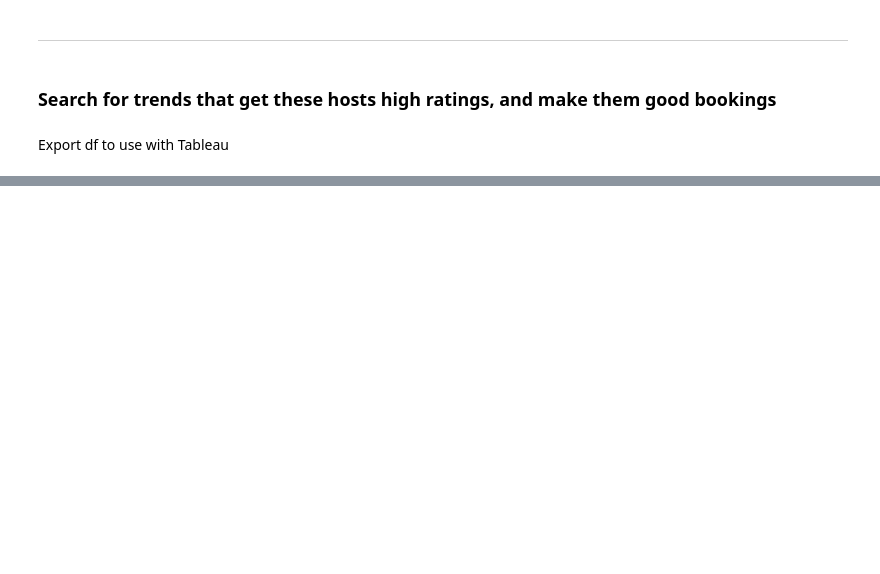
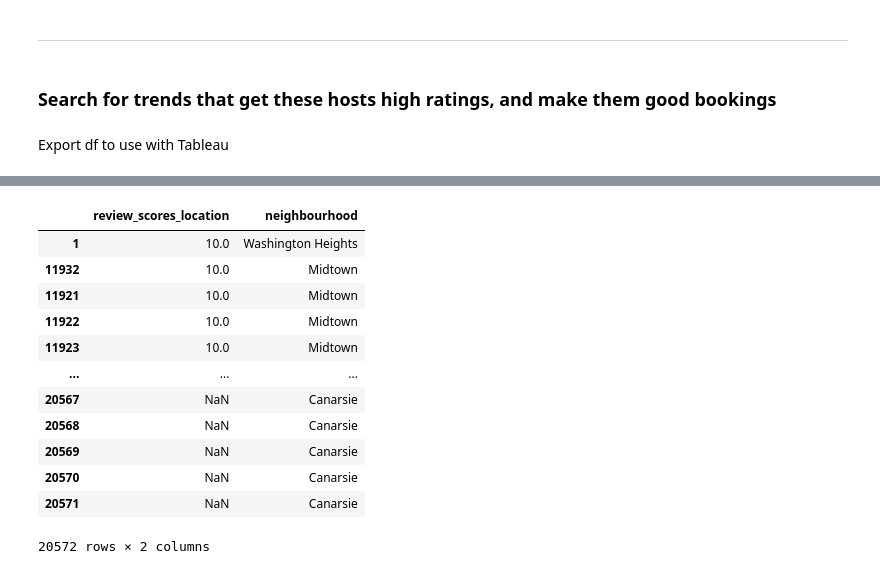
Before and after one commit to belisariomontesinos/AirBnb, a Jupyter notebook: AIrbnb.ipynb, the cells around one changed output, grey strips where cells are left out. Saved outputs shown, nothing was run; the diff lists cells and outputs as text; code cells hidden in the pictures; blank space fills up the shorter version.

```diff
--- a/AIrbnb.ipynb
+++ b/AIrbnb.ipynb
@@ -373,0 +394,18 @@ local = sns.barplot(x = 'review_scores_location' , y = 'neighbourhood', data = d
+# %%
+locss = df.filter(['review_scores_location', 'neighbourhood'], axis=1)
+locss = locss.sort_values(by=['review_scores_location'], ascending=False)
+locss
+# %% [output]
+|  | review_scores_location | neighbourhood |
+| 1 | 10.0 | Washington Heights |
+| 11932 | 10.0 | Midtown |
+| 11921 | 10.0 | Midtown |
+| 11922 | 10.0 | Midtown |
+| 11923 | 10.0 | Midtown |
+| ... | ... | ... |
+| 20567 | NaN | Canarsie |
+| 20568 | NaN | Canarsie |
+| 20569 | NaN | Canarsie |
+| 20570 | NaN | Canarsie |
+| 20571 | NaN | Canarsie |
+20572 rows × 2 columns
```
Also changed, not shown: parts of 12 cells of this notebook.
